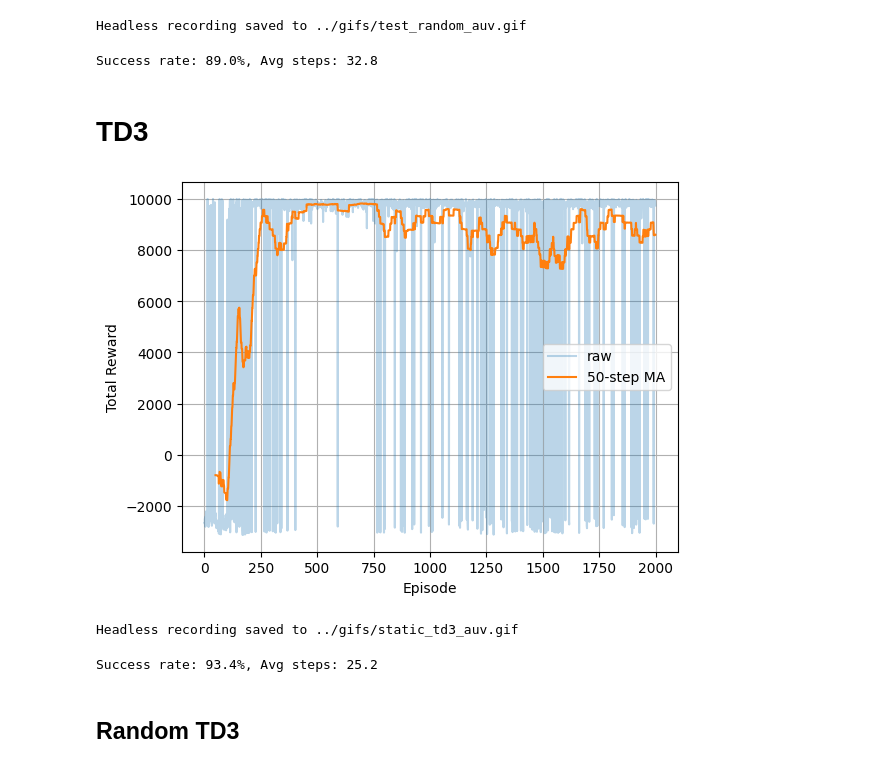
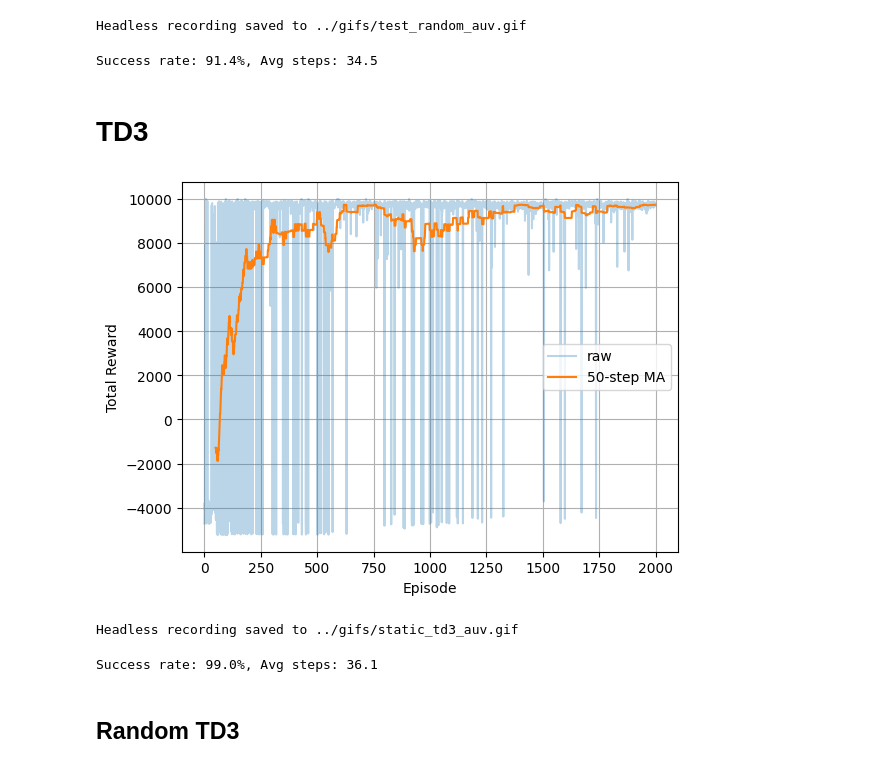
Before and after one commit to eirivarn/auv-rl-project, a Jupyter notebook: notebooks/static_auv_notebook.ipynb, the cells around one changed output. Cells and saved outputs as stored; diff of their text form; code cells hidden in the pictures.

```diff
--- a/notebooks/static_auv_notebook.ipynb
+++ b/notebooks/static_auv_notebook.ipynb
@@ -127,26 +118,26 @@ Headless recording saved to ../gifs/test_random_auv.gif
 # %%
 sr, avg_steps = evaluate_agent(test_random_env,
                                random_agent,
-                               episodes = 100,
+                               episodes = 500,
                                max_steps=500
                                )
 
 print(f"Success rate: {sr*100:.1f}%, Avg steps: {avg_steps:.1f}")
 # %% [output]
-Success rate: 89.0%, Avg steps: 32.8
+Success rate: 91.4%, Avg steps: 34.5
 # %% [markdown]
 # **TD3**
 # %%
 cfg = AUVEnvConfig(use_discrete_actions=False)
 td3_env = AUVEnv(cfg)
 
 td3_agent = TD3Agent(td3_env)
 
-rewards = train_td3(td3_env, td3_agent, episodes=2000, max_steps=300)
+rewards = td3_agent.train(episodes=2000, max_steps=500)
 plot_rewards(rewards, window=50)
 td3_agent.save("../models/td3_auv.pth")
 # %% [output]
-[figure, old version]
+[figure, new version]
 # %%
 record_headless(td3_env, td3_agent, out_path='../gifs/static_td3_auv.gif')
 # %% [output]
@@ -160,7 +151,7 @@ sr, avg_steps = evaluate_agent(td3_env,
 
 print(f"Success rate: {sr*100:.1f}%, Avg steps: {avg_steps:.1f}")
 # %% [output]
-Success rate: 93.4%, Avg steps: 25.2
+Success rate: 99.0%, Avg steps: 36.1
 # %% [markdown]
 ## Random TD3
 # %%
```
Also changed, not shown: parts of 15 cells of this notebook, 34 other files.
